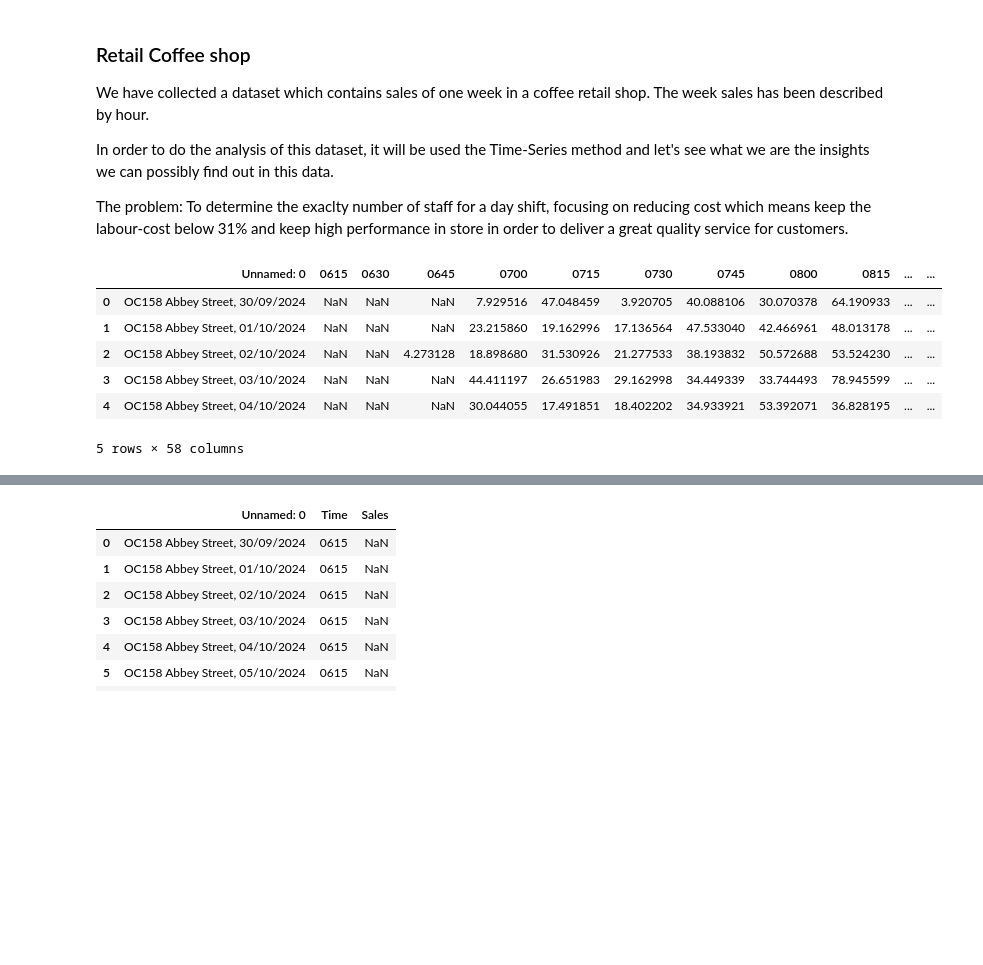
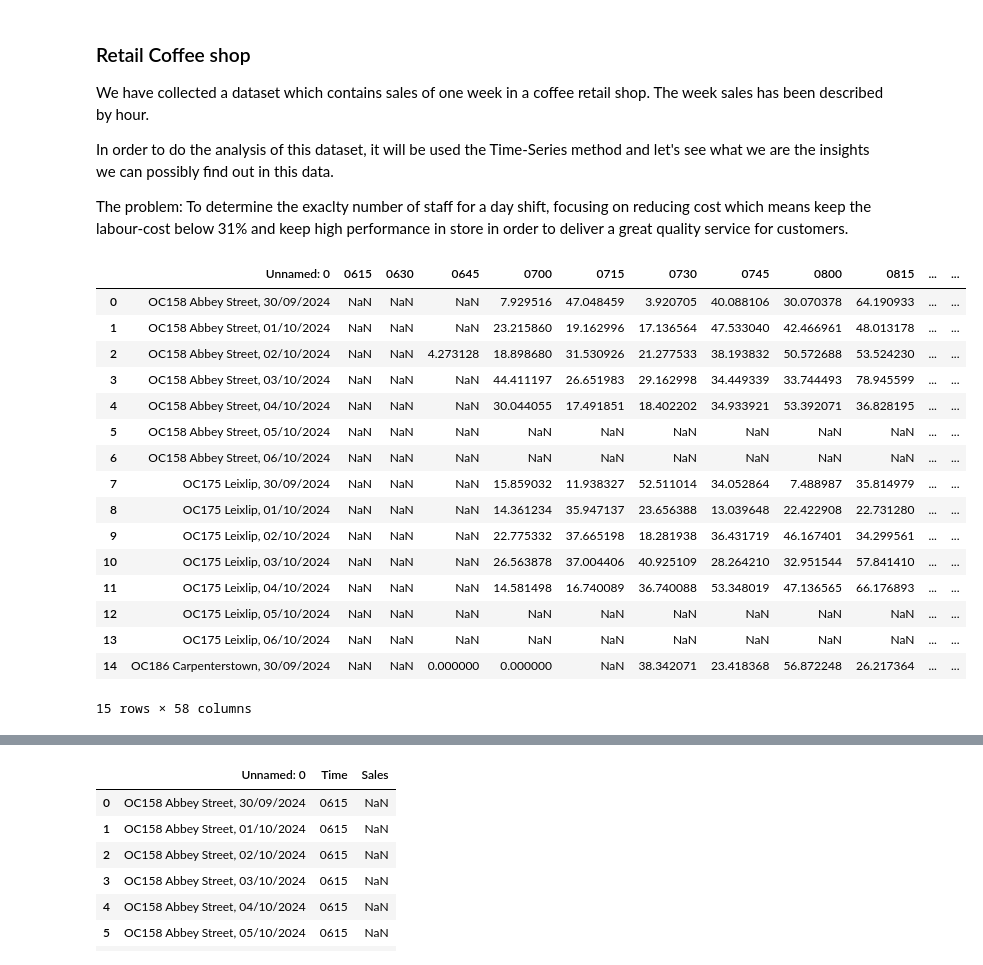
Before and after one commit to Tatiane-Helena/Tatiane-Helena-portfolio, a Jupyter notebook: Project3_Salesanalysis/Retailcoffeeshop.ipynb, the cells around one changed output, grey strips where cells are left out. Saved outputs shown, nothing was run; the diff lists cells and outputs as text; code cells hidden in the pictures; blank space fills up the shorter version.

```diff
--- a/Project3_Salesanalysis/Retailcoffeeshop.ipynb
+++ b/Project3_Salesanalysis/Retailcoffeeshop.ipynb
@@ -26,15 +26,25 @@ plt.rcParams['figure.dpi'] = 150
 # %%
 data = pd.read_excel('hourly sale week ending 6th.xlsx')
 # %%
-data.head()
+data.head(15)
 # %% [output]
 |  | Unnamed: 0 | 0615 | 0630 | 0645 | 0700 | 0715 | 0730 | 0745 | 0800 | 0815 | ... | ... |
 | 0 | OC158 Abbey Street, 30/09/2024 | NaN | NaN | NaN | 7.929516 | 47.048459 | 3.920705 | 40.088106 | 30.070378 | 64.190933 | ... | ... |
 | 1 | OC158 Abbey Street, 01/10/2024 | NaN | NaN | NaN | 23.215860 | 19.162996 | 17.136564 | 47.533040 | 42.466961 | 48.013178 | ... | ... |
 | 2 | OC158 Abbey Street, 02/10/2024 | NaN | NaN | 4.273128 | 18.898680 | 31.530926 | 21.277533 | 38.193832 | 50.572688 | 53.524230 | ... | ... |
 | 3 | OC158 Abbey Street, 03/10/2024 | NaN | NaN | NaN | 44.411197 | 26.651983 | 29.162998 | 34.449339 | 33.744493 | 78.945599 | ... | ... |
 | 4 | OC158 Abbey Street, 04/10/2024 | NaN | NaN | NaN | 30.044055 | 17.491851 | 18.402202 | 34.933921 | 53.392071 | 36.828195 | ... | ... |
+| 5 | OC158 Abbey Street, 05/10/2024 | NaN | NaN | NaN | NaN | NaN | NaN | NaN | NaN | NaN | ... | ... |
+| 6 | OC158 Abbey Street, 06/10/2024 | NaN | NaN | NaN | NaN | NaN | NaN | NaN | NaN | NaN | ... | ... |
+| 7 | OC175 Leixlip, 30/09/2024 | NaN | NaN | NaN | 15.859032 | 11.938327 | 52.511014 | 34.052864 | 7.488987 | 35.814979 | ... | ... |
+| 8 | OC175 Leixlip, 01/10/2024 | NaN | NaN | NaN | 14.361234 | 35.947137 | 23.656388 | 13.039648 | 22.422908 | 22.731280 | ... | ... |
+| 9 | OC175 Leixlip, 02/10/2024 | NaN | NaN | NaN | 22.775332 | 37.665198 | 18.281938 | 36.431719 | 46.167401 | 34.299561 | ... | ... |
+| 10 | OC175 Leixlip, 03/10/2024 | NaN | NaN | NaN | 26.563878 | 37.004406 | 40.925109 | 28.264210 | 32.951544 | 57.841410 | ... | ... |
+| 11 | OC175 Leixlip, 04/10/2024 | NaN | NaN | NaN | 14.581498 | 16.740089 | 36.740088 | 53.348019 | 47.136565 | 66.176893 | ... | ... |
+| 12 | OC175 Leixlip, 05/10/2024 | NaN | NaN | NaN | NaN | NaN | NaN | NaN | NaN | NaN | ... | ... |
+| 13 | OC175 Leixlip, 06/10/2024 | NaN | NaN | NaN | NaN | NaN | NaN | NaN | NaN | NaN | ... | ... |
+| 14 | OC186 Carpenterstown, 30/09/2024 | NaN | NaN | 0.000000 | 0.000000 | NaN | 38.342071 | 23.418368 | 56.872248 | 26.217364 | ... | ... |
-5 rows × 58 columns
+15 rows × 58 columns
 # %%
 data.info()
 # %% [output]
```
Also changed, not shown: parts of 1 cell of this notebook, 2 other files.
